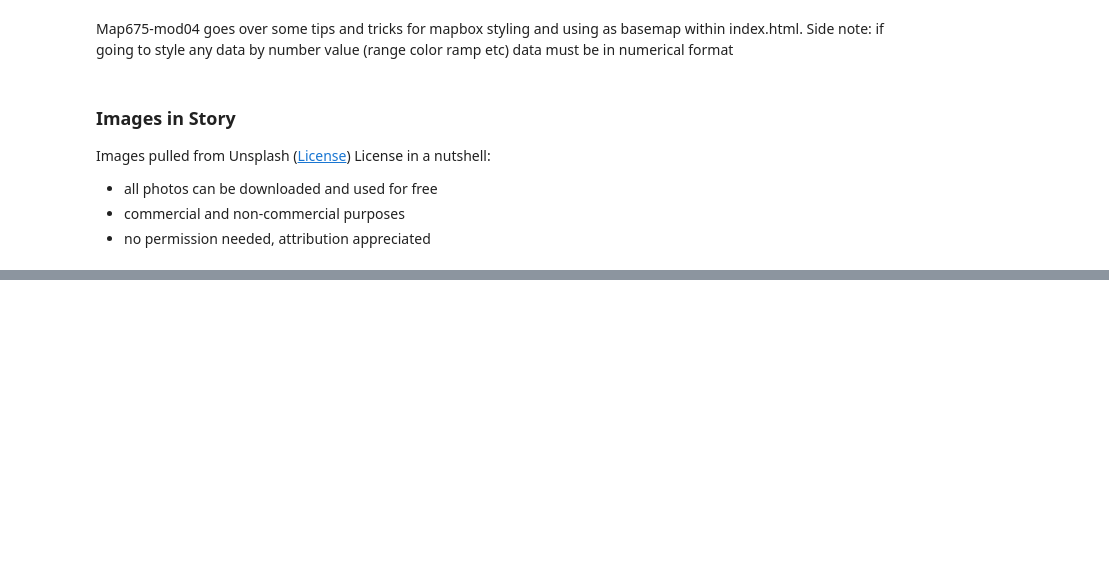
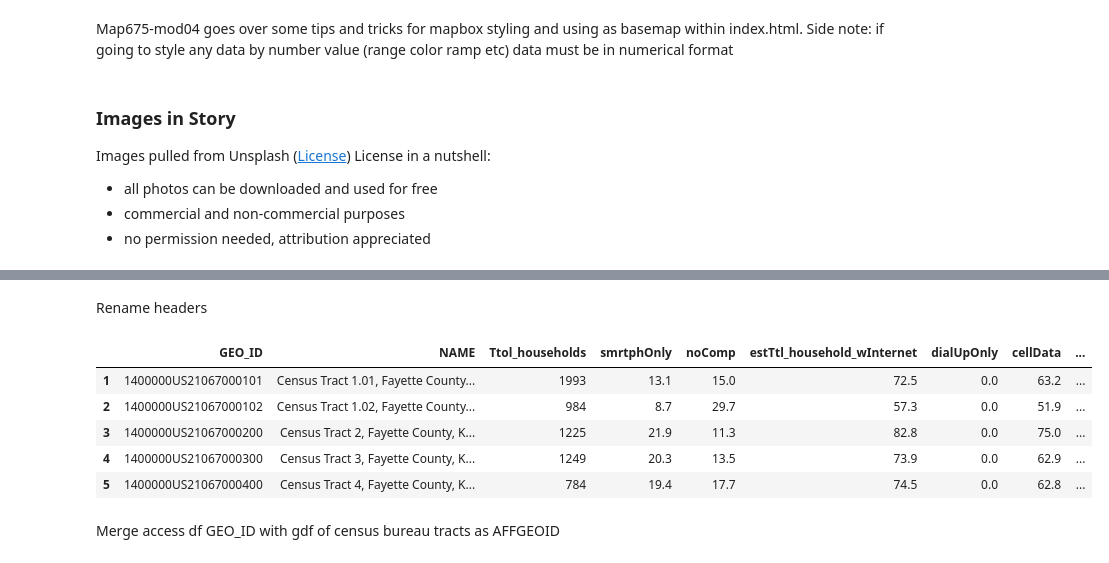
Before and after one commit to RCRamsey/covid-ky-digital-divide, a Jupyter notebook: notebooks/digital_divide.ipynb, the cells around one changed output, grey strips where cells are left out. Saved outputs shown, nothing was run; the diff lists cells and outputs as text; code cells hidden in the pictures; blank space fills up the shorter version.

```diff
--- a/notebooks/digital_divide.ipynb
+++ b/notebooks/digital_divide.ipynb
@@ -821,0 +959,4 @@ What defines a household? How many students could be in a household? if 6% of Ke
+# %%
+# view all columns
+pd.set_option('display.max_columns', None)
+fay_tract_access_percent_df.head()
@@ -821,0 +991,6 @@ What defines a household? How many students could be in a household? if 6% of Ke
+# %%
+# convert objects to float
+fay_tract_access_percent_df['S2801_C02_011E']=fay_tract_access_percent_df['S2801_C02_011E'].astype(float)
+fay_tract_access_percent_df['S2801_C02_006E']=fay_tract_access_percent_df['S2801_C02_006E'].astype(float)
+
+fay_tract_access_percent_df.info()
@@ -821,0 +1049,2 @@ What defines a household? How many students could be in a household? if 6% of Ke
+# %% [markdown]
+Rename headers
@@ -821,0 +1063,12 @@ What defines a household? How many students could be in a household? if 6% of Ke
+# %%
+# confirm rename
+fay_tract_access_percent_df_min.head()
+# %% [output]
+|  | GEO_ID | NAME | Ttol_households | smrtphOnly | noComp | estTtl_household_wInternet | dialUpOnly | cellData | ... |
+| 1 | 1400000US21067000101 | Census Tract 1.01, Fayette County... | 1993 | 13.1 | 15.0 | 72.5 | 0.0 | 63.2 | ... |
+| 2 | 1400000US21067000102 | Census Tract 1.02, Fayette County... | 984 | 8.7 | 29.7 | 57.3 | 0.0 | 51.9 | ... |
+| 3 | 1400000US21067000200 | Census Tract 2, Fayette County, K... | 1225 | 21.9 | 11.3 | 82.8 | 0.0 | 75.0 | ... |
+| 4 | 1400000US21067000300 | Census Tract 3, Fayette County, K... | 1249 | 20.3 | 13.5 | 73.9 | 0.0 | 62.9 | ... |
+| 5 | 1400000US21067000400 | Census Tract 4, Fayette County, K... | 784 | 19.4 | 17.7 | 74.5 | 0.0 | 62.8 | ... |
+# %% [markdown]
+Merge access df GEO_ID with gdf of census bureau tracts as AFFGEOID
```
Also changed, not shown: parts of 41 cells of this notebook.
